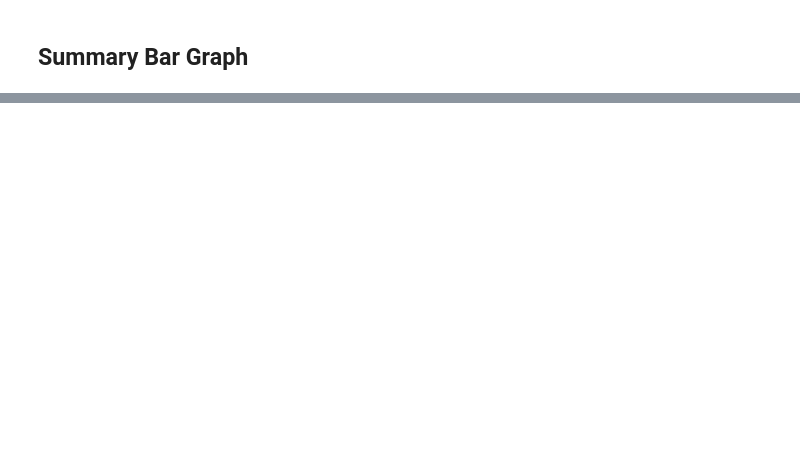
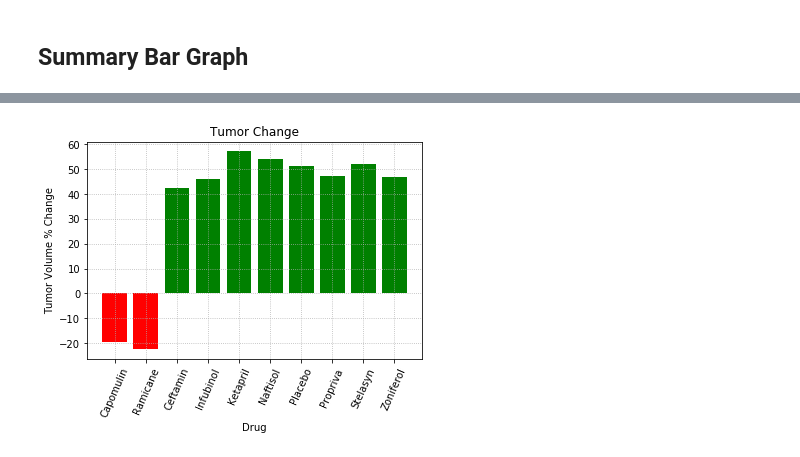
Before and after one commit to misinglink/matplotlib_challenge, a Jupyter notebook: pymaceuticals.ipynb, the cells around one changed output, grey strips where cells are left out. Saved outputs shown, nothing was run; the diff lists cells and outputs as text; code cells hidden in the pictures; blank space fills up the shorter version.

```diff
--- a/pymaceuticals.ipynb
+++ b/pymaceuticals.ipynb
@@ -200,22 +198,40 @@ change_df
 # %%
 # Store all Relevant Percent Changes into a Tuple
-prop_tup = tuple(change_df.Percent)
+plt.title('Tumor Change')
+
+plt.xlabel('Drug')
+plt.ylabel('Tumor Volume % Change')
+
+neg_per_drugs = change_df[change_df['Percent'] < 0]
+
+pos_per_drugs = change_df[change_df['Percent'] >= 0]
+
+plt.grid(linestyle='dotted')
+plt.bar(neg_per_drugs.index.values, neg_per['Percent'], color='r')
+plt.bar(pos_per_drugs.index.values, pos_per['Percent'], color='g')
 
 
+plt.xticks(rotation = 66)
+
+plt.savefig('Tumor_change_Per.png')
+
+plt.show()
+
 # Splice the data between passing and failing drugs
-
 
 # Orient widths. Add labels, tick marks, etc.
 
 
 # Use functions to label the percentages of changes
 
 
 # Call functions to implement the function calls
 
 
 # Save the Figure
 
 
 # Show the Figure
 #fig.show()
+# %% [output]
+[figure, added]
```
Also changed, not shown: parts of 8 cells of this notebook.
